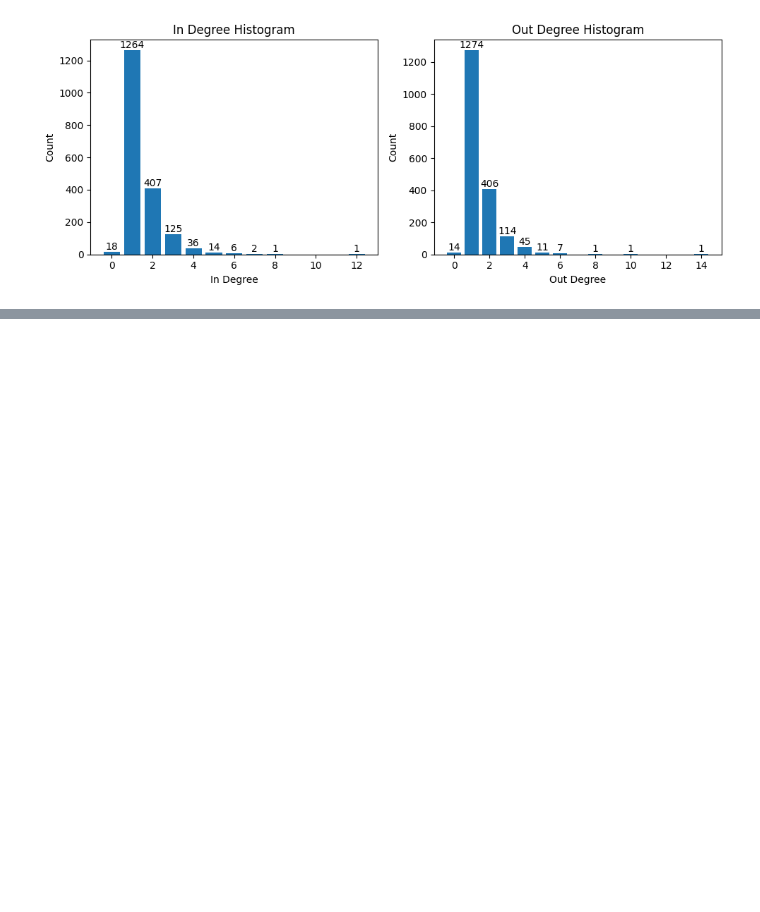
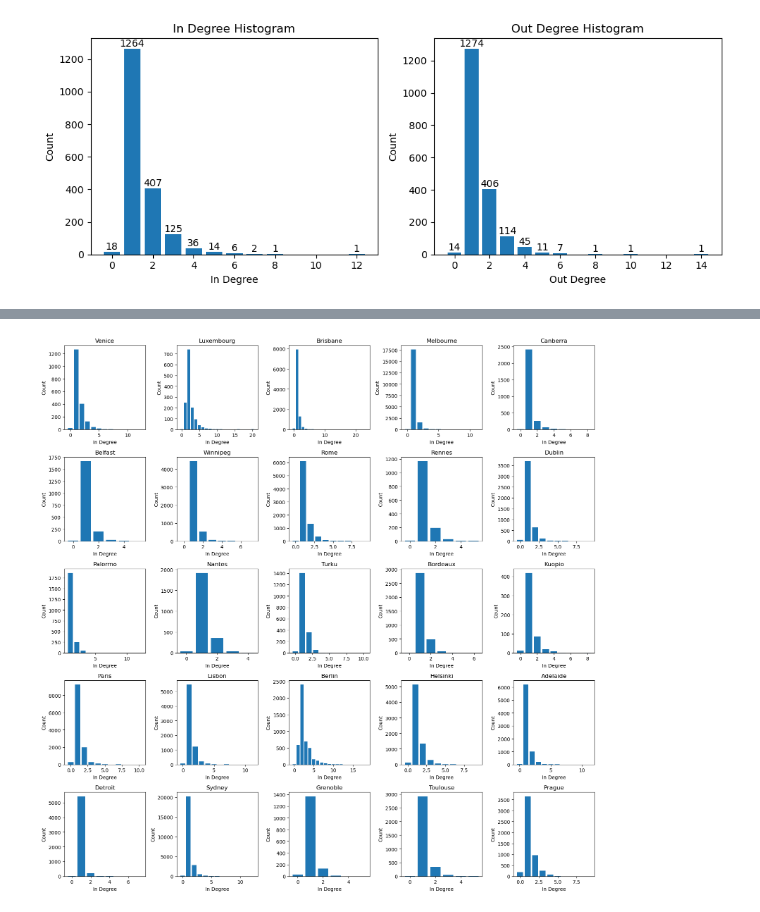
Before and after one commit to ravinitheshreddy/urban-transit-networks-analysis, a Jupyter notebook: notebooks/EDA/eda1.ipynb, the cells around one changed output, grey strips where cells are left out. Saved outputs shown, nothing was run; the diff lists cells and outputs as text; code cells hidden in the pictures; blank space fills up the shorter version.

Commit message:
Add exploratory analysis for transport network

```diff
--- a/notebooks/EDA/eda1.ipynb
+++ b/notebooks/EDA/eda1.ipynb
@@ -24,9 +24,13 @@ Below is a table extracted from the [Data Paper](https://www.nature.com/articles
 
 <img src="./../../data/images/about_transport_data/route-types.png" alt="Route Types" width="60%" title="route-types">
 # %%
-city_name = "venice"
-with open(city_network_graphs.joinpath(city_name + '.gpickle'), 'rb') as f:
-    city_network = pickle.load(f)
+def load_city_graph(city_name):
+    with open(city_network_graphs.joinpath(city_name.lower() + '.gpickle'), 'rb') as f:
+        city_graph = pickle.load(f)
+    return city_graph
+# %%
+city_name = "venice"
+city_network = load_city_graph(city_name)
 # %%
 num_nodes = city_network.number_of_nodes()
 num_edges = city_network.number_of_edges()
@@ -171,0 +185,27 @@ plt.show()
+# %%
+# In-Degree distribution of the transport network across different cities.
+import os
+cities = []
+for name in os.listdir(city_network_graphs):
+    name = name.split(".gpickle")[0]
+    cities.append(name)
+
+fig, axes = plt.subplots(5, 5, figsize=(16, 16))
+for idx, city in enumerate(cities):
+    # Load the graph for this city
+    city_G = load_city_graph(city)
+    in_degree_sequence = sorted([d for n, d in city_G.in_degree()], reverse=True)
+    in_degreeCount = collections.Counter(in_degree_sequence)
+    in_deg, in_count = zip(*in_degreeCount.items())
+
+    # Plot the distribution as a bar graph
+    row = int(idx / 5)
+    col = idx % 5
+
+    inbars = axes[row][col].bar(in_deg, in_count)
+    axes[row][col].set_title(city.title())
+    axes[row][col].set_ylabel("Count")
+    axes[row][col].set_xlabel("In Degree")
+fig.tight_layout()
+# %% [output]
+[figure, added]
```
Also changed, not shown: parts of 37 cells of this notebook, 1 other file.
